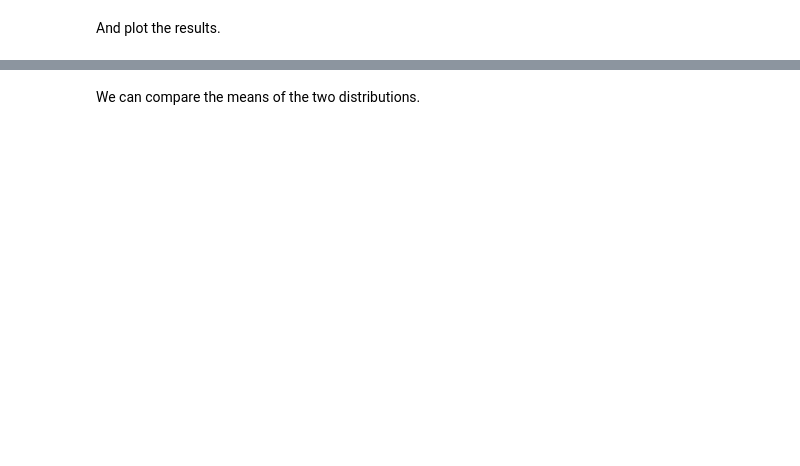
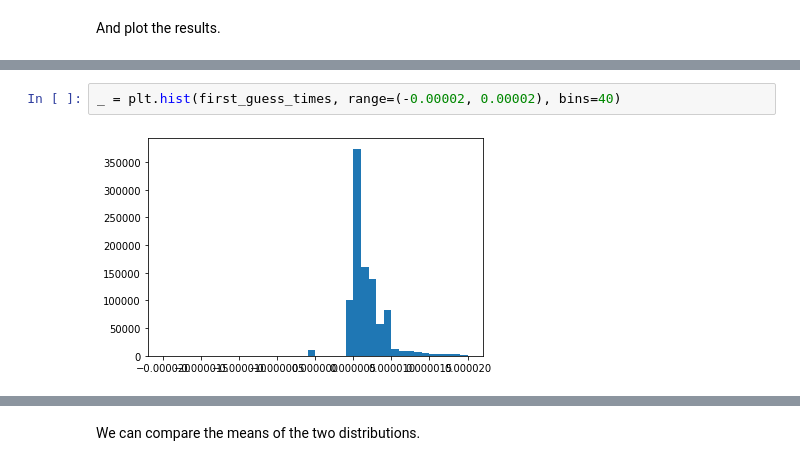
Before and after one commit to RobertDurfee/GMMTimingAttack, a Jupyter notebook: TimingAttack.ipynb, the cells around one changed output, grey strips where cells are left out. Saved outputs shown, nothing was run; the diff lists cells and outputs as text; blank space fills up the shorter version.

```diff
--- a/TimingAttack.ipynb
+++ b/TimingAttack.ipynb
@@ -91,0 +73,4 @@ _ = plt.legend()
+# %%
+_ = plt.hist(first_guess_times, range=(-0.00002, 0.00002), bins=40)
+# %% [output]
+[figure, added]
```
Also changed, not shown: parts of 21 cells of this notebook.
